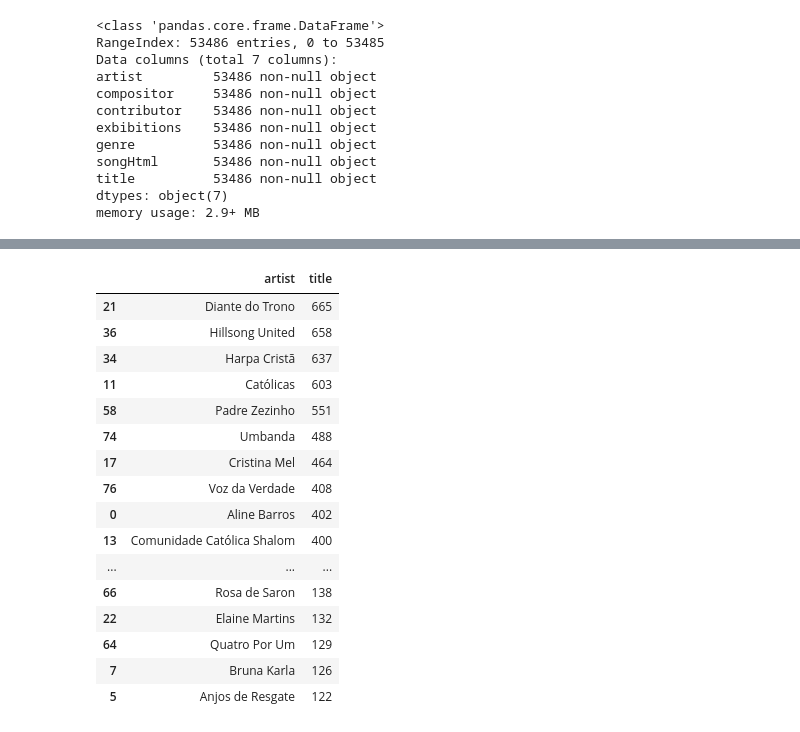
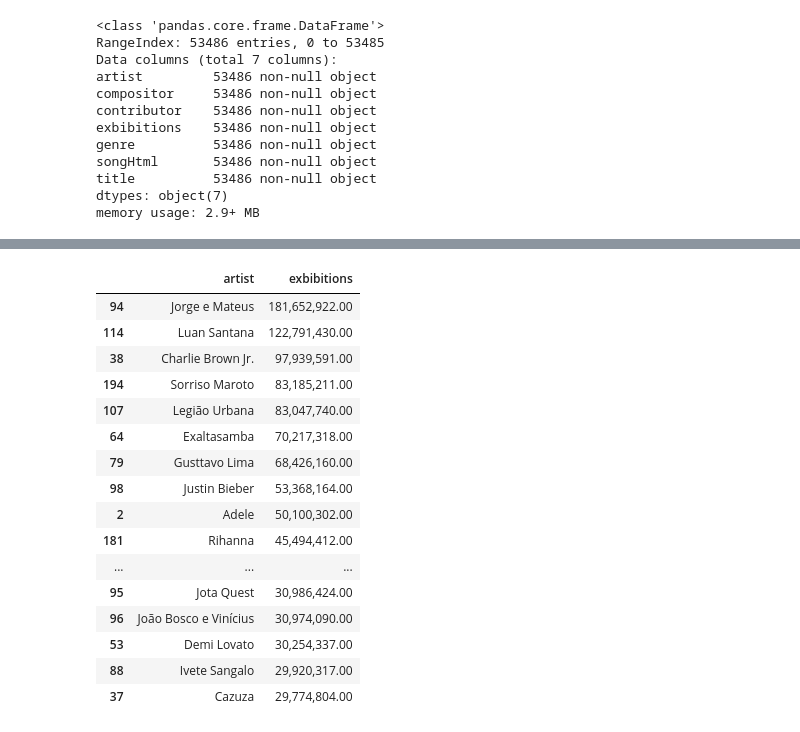
Before and after one commit to jeleandro/dataScienceNotebook, a Jupyter notebook: Lyrics analysis.ipynb, the cells around one changed output, grey strips where cells are left out. Cells and saved outputs as stored; diff of their text form; code cells hidden in the pictures.

```diff
--- a/Lyrics analysis.ipynb
+++ b/Lyrics analysis.ipynb
@@ -17,5 +20,5 @@ home = expanduser("~")
 # %%
 lyrics = None;
 
-with codecs.open(home+r'/letras/songs2.json', mode='r') as outfile:
+with codecs.open(home+r'/songs.json', mode='r') as outfile:
     lyrics = json.load(outfile);
@@ -72,25 +90,26 @@ plt.plot();
 # %%
-(df[df.genre == 'Gospel/Religioso'])[['artist','title']] \
+pd.options.display.float_format = '{:,.2f}'.format
+(df[df.genre != 'Gospel/Religioso'])[['artist','exbibitions']] \
     .groupby(by=['artist'])\
-    .count()\
+    .sum()\
     .reset_index()\
-    .sort_values(by='title',ascending=False)\
+    .sort_values(by='exbibitions',ascending=False)\
     .head(40)
 # %% [output]
-|  | artist | title |
-| 21 | Diante do Trono | 665 |
-| 36 | Hillsong United | 658 |
-| 34 | Harpa Cristã | 637 |
-| 11 | Católicas | 603 |
-| 58 | Padre Zezinho | 551 |
-| 74 | Umbanda | 488 |
-| 17 | Cristina Mel | 464 |
-| 76 | Voz da Verdade | 408 |
-| 0 | Aline Barros | 402 |
-| 13 | Comunidade Católica Shalom | 400 |
+|  | artist | exbibitions |
+| 94 | Jorge e Mateus | 181,652,922.00 |
+| 114 | Luan Santana | 122,791,430.00 |
+| 38 | Charlie Brown Jr. | 97,939,591.00 |
+| 194 | Sorriso Maroto | 83,185,211.00 |
+| 107 | Legião Urbana | 83,047,740.00 |
+| 64 | Exaltasamba | 70,217,318.00 |
+| 79 | Gusttavo Lima | 68,426,160.00 |
+| 98 | Justin Bieber | 53,368,164.00 |
+| 2 | Adele | 50,100,302.00 |
+| 181 | Rihanna | 45,494,412.00 |
 | ... | ... | ... |
-| 66 | Rosa de Saron | 138 |
-| 22 | Elaine Martins | 132 |
-| 64 | Quatro Por Um | 129 |
-| 7 | Bruna Karla | 126 |
-| 5 | Anjos de Resgate | 122 |
+| 95 | Jota Quest | 30,986,424.00 |
+| 96 | João Bosco e Vinícius | 30,974,090.00 |
+| 53 | Demi Lovato | 30,254,337.00 |
+| 88 | Ivete Sangalo | 29,920,317.00 |
+| 37 | Cazuza | 29,774,804.00 |
```
Also changed, not shown: parts of 6 cells of this notebook, 3 other files.
